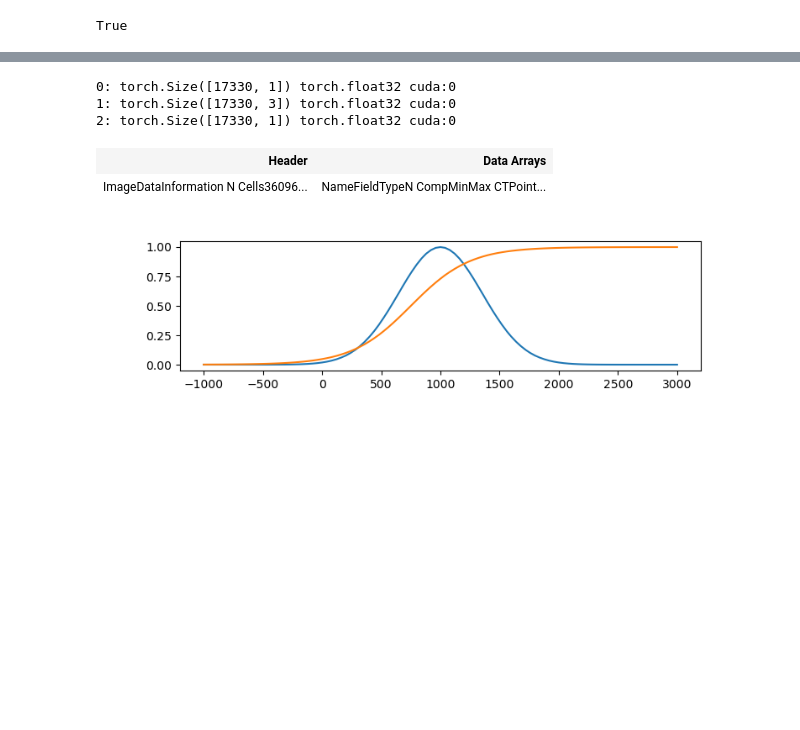
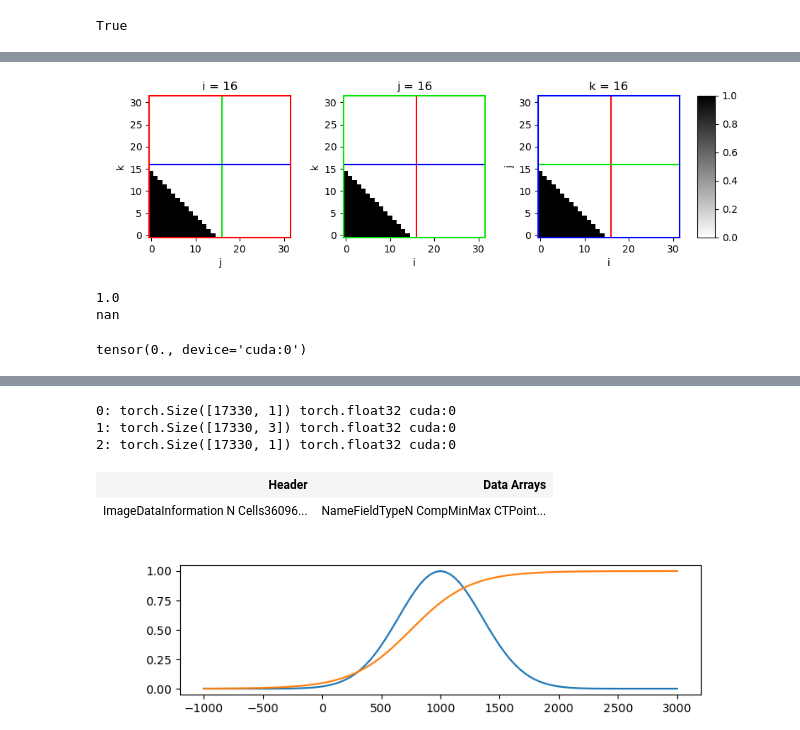
Before and after one commit to mattragoza/lung-project, a Jupyter notebook: notebooks/shapenet/02-fem-simulation.ipynb, the cells around one changed output, grey strips where cells are left out. Cells and saved outputs as stored; diff of their text form; code cells hidden in the pictures; blank space fills up the shorter version.

```diff
--- a/notebooks/shapenet/02-fem-simulation.ipynb
+++ b/notebooks/shapenet/02-fem-simulation.ipynb
@@ -75,0 +108,6 @@ print_tensor_info(image_tensor, mask_tensor, disp_tensor)
+# %%
+mesh_path = ex.paths['volume_mesh']
+density_path = ex.paths['density_field']
+elastic_path = ex.paths['elastic_field']
+unit = ex.metadata['unit']
+unit
@@ -75,0 +116,4 @@ print_tensor_info(image_tensor, mask_tensor, disp_tensor)
+# %%
+mesh = project.core.fileio.load_meshio(mesh_path)
+density_nifti = project.core.fileio.load_nibabel(density_path)
+elastic_nifti = project.core.fileio.load_nibabel(elastic_path)
@@ -75,0 +174,5 @@ print_tensor_info(image_tensor, mask_tensor, disp_tensor)
+# %%
+import numpy as np
+import warp as wp
+import warp.fem
+wp.set_device('cpu')
@@ -75,0 +252,55 @@ print_tensor_info(image_tensor, mask_tensor, disp_tensor)
+# %%
+src_nc = wp.fem.NonconformingField(domain=dst_domain, field=src, background=0.0)
+
+quad = wp.fem.RegularQuadrature(dst_domain, order=0)
+out = wp.empty(quad.evaluation_point_count(), dtype=wp.float32)
+
+wp.fem.interpolate(
+    src_nc,
+    dest=out,
+    quadrature=quad
+)
+a = wp.to_torch(out).detach().cpu().numpy().reshape(I, J, K)
+# %%
+import project.visual.matplotlib as mpl_viz
+
+_= mpl_viz.show_image_slices(a, cmap='binary', clim=(0, 1))
+# %% [output]
+[figure, added]
+# %%
+def rasterize_field(src, geom, shape):
+    I, J, K = map(int, shape)
+    C = wp.types.type_length(src.dtype)
+
+    device = src.dof_values.device
+    with wp.ScopedDevice(device):
+
+        points = wp.to_torch(geom.positions)
+        lo = points.min(dim=0).values.detach().cpu().numpy().astype(np.float32)
+        hi = points.max(dim=0).values.detach().cpu().numpy().astype(np.float32)
+
+        grid = wp.fem.Grid3D(
+            res=wp.vec3i(I, J, K),
+            bounds_lo=wp.vec3f(lo[0], lo[1], lo[2]),
+            bounds_hi=wp.vec3f(hi[0], hi[1], hi[2]),
+        )
+        domain = wp.fem.Cells(grid)
+        src_nc = wp.fem.NonconformingField(domain, src, background=0.0)
+
+        space = wp.fem.make_polynomial_space(grid, degree=0, dtype=src.dtype)
+        dst = space.make_field()
+
+        wp.fem.interpolate(src_nc, dest=dst, domain=domain, device=device)
+
+        out = wp.to_torch(dst.dof_values)
+
+    return out.reshape(I, J, K, C)
+# %% [output]
+1.0
+nan
+# %%
+%autoreload
+u_field = project.solvers.warp.rasterize_field(solver.u_sim_field, E_field.shape, A, unit)
+u_field.sum()
+# %% [output]
+tensor(0., device='cuda:0')
```
Also changed, not shown: parts of 25 cells of this notebook, 12 other files.
